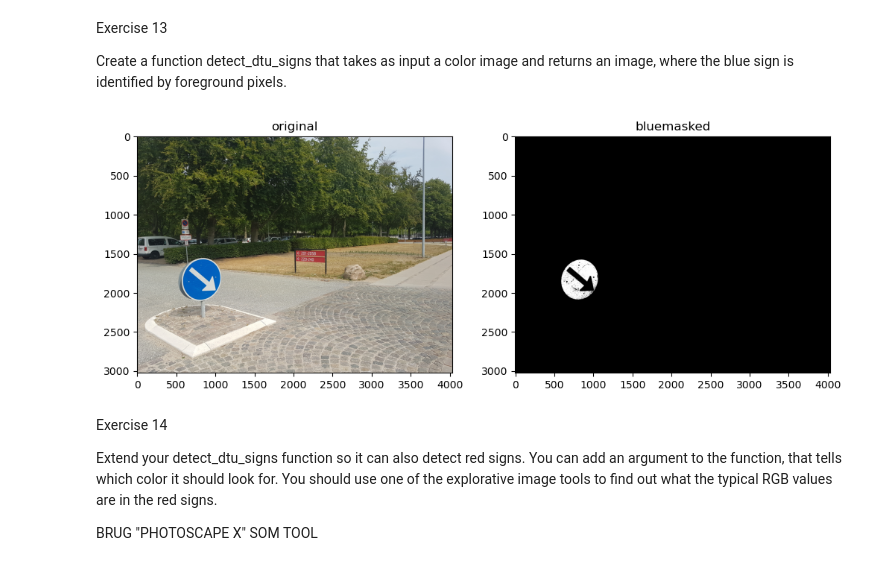
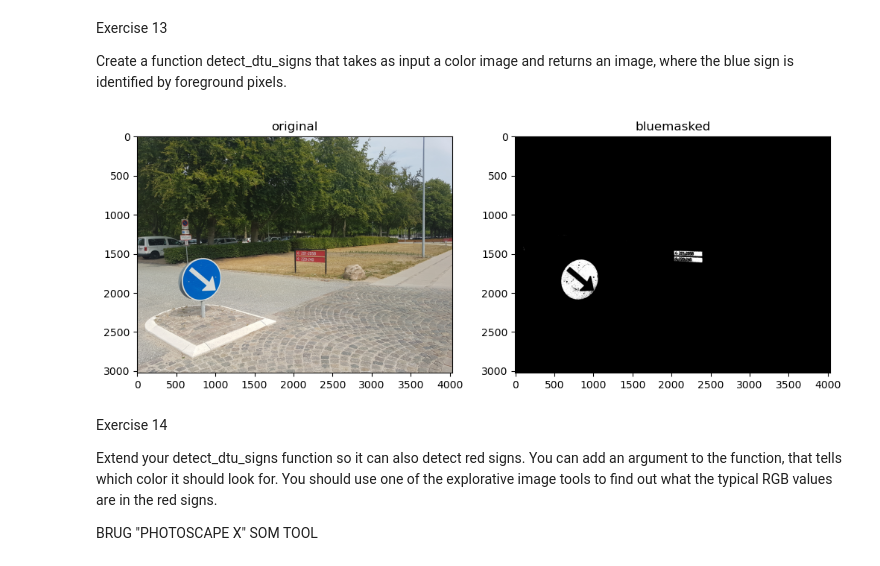
Before and after one commit to jacoberiksen1211/ImageAnalysis, a Jupyter notebook: Excersises/Week3.ipynb, the cells around one changed output. Drawn from its saved outputs; the diff is of its cells as text; code cells hidden in the pictures.

```diff
--- a/Excersises/Week3.ipynb
+++ b/Excersises/Week3.ipynb
@@ -235,27 +235,29 @@ Create a function detect_dtu_signs that takes as input a color image and returns
 # %%
 # read image
 im_org = io.imread(in_dir + "DTUSigns2.jpg")
 def  detect_dtu_signs (image, color):
     r_comp = image[:, :, 0]
     g_comp = image[:, :, 1]
     b_comp = image[:, :, 2]
     segm_blue = (r_comp < 10) & (g_comp > 85) & (g_comp < 105) & \
                 (b_comp > 180) & (b_comp < 200)
     segm_red = (r_comp < 200) & (r_comp > 140) & \
                 (g_comp > 45) & (g_comp < 65) & \
                 (b_comp > 50) & (b_comp < 65)
-    return img_as_ubyte(segm_blue) if color == "blue" else img_as_ubyte(segm_red)
+    #return img_as_ubyte(segm_blue) if color == "blue" else img_as_ubyte(segm_red)
+    return img_as_ubyte(segm_blue | segm_red)
 #mask
 im_bluemask = detect_dtu_signs(im_org, "blue")
+
 #show
 fig, ax = plt.subplots(nrows = 1, ncols = 2, figsize = (12,12))
 ax[0].imshow(im_org)
 ax[0].set_title("original")
 ax[1].imshow(im_bluemask, cmap = 'gray', vmin=0, vmax=255)
 ax[1].set_title("bluemasked")
 plt.show()
 # %% [output]
-[figure, old version]
+[figure, new version]
 # %% [markdown]
 Exercise 14
 
```
Also changed, not shown: parts of 3 cells of this notebook.
